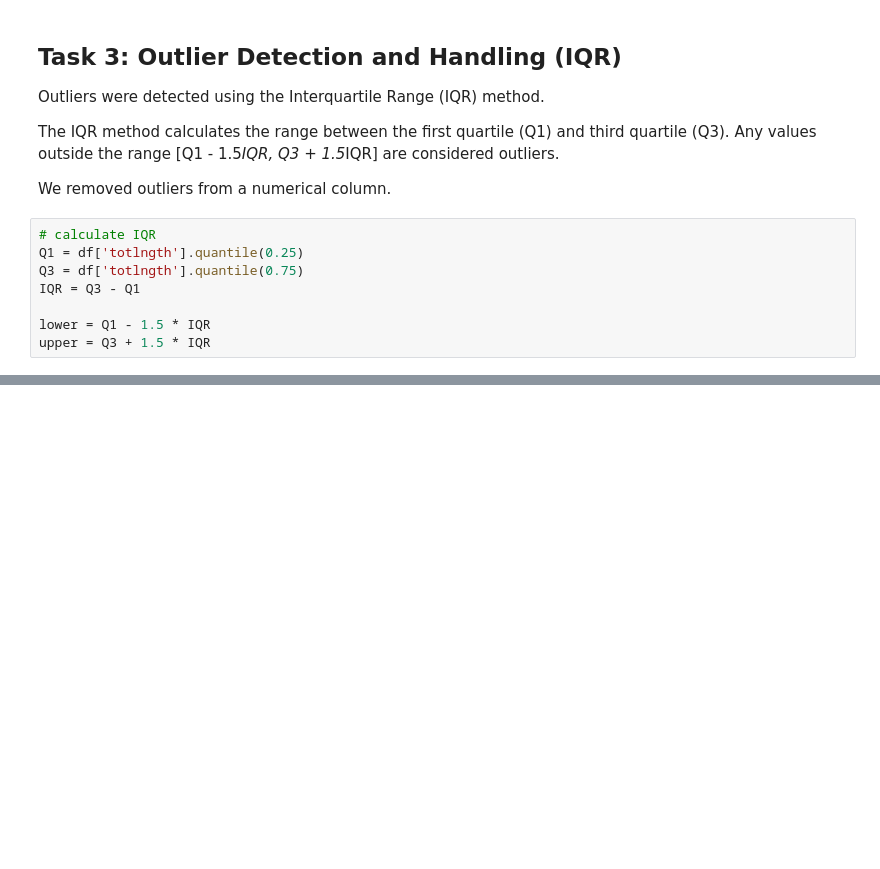
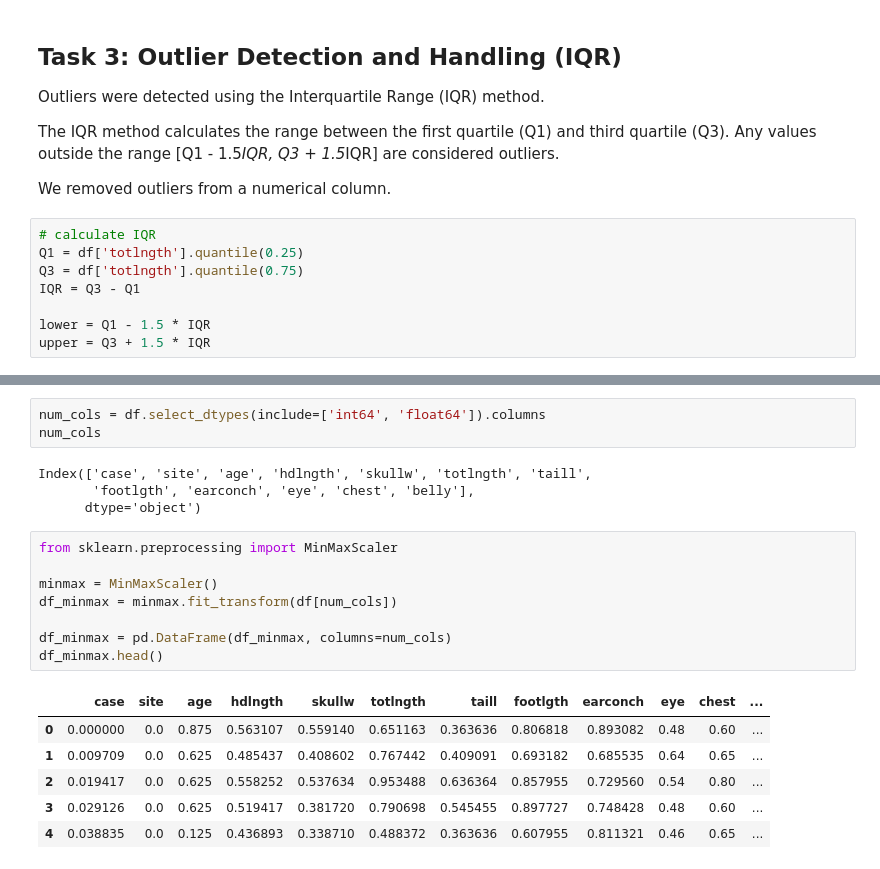
Before and after one commit to xcsi/ML-Lab4, a Jupyter notebook: possumMLlab4.ipynb, the cells around one changed output, grey strips where cells are left out. Drawn from its saved outputs; the diff is of its cells as text; blank space fills up the shorter version.

```diff
--- a/possumMLlab4.ipynb
+++ b/possumMLlab4.ipynb
@@ -163,0 +187,22 @@ upper = Q3 + 1.5 * IQR
+# %%
+num_cols = df.select_dtypes(include=['int64', 'float64']).columns
+num_cols
+# %% [output]
+Index(['case', 'site', 'age', 'hdlngth', 'skullw', 'totlngth', 'taill',
+       'footlgth', 'earconch', 'eye', 'chest', 'belly'],
+      dtype='object')
+# %%
+from sklearn.preprocessing import MinMaxScaler
+
+minmax = MinMaxScaler()
+df_minmax = minmax.fit_transform(df[num_cols])
+
+df_minmax = pd.DataFrame(df_minmax, columns=num_cols)
+df_minmax.head()
+# %% [output]
+|  | case | site | age | hdlngth | skullw | totlngth | taill | footlgth | earconch | eye | chest | ... |
+| 0 | 0.000000 | 0.0 | 0.875 | 0.563107 | 0.559140 | 0.651163 | 0.363636 | 0.806818 | 0.893082 | 0.48 | 0.60 | ... |
+| 1 | 0.009709 | 0.0 | 0.625 | 0.485437 | 0.408602 | 0.767442 | 0.409091 | 0.693182 | 0.685535 | 0.64 | 0.65 | ... |
+| 2 | 0.019417 | 0.0 | 0.625 | 0.558252 | 0.537634 | 0.953488 | 0.636364 | 0.857955 | 0.729560 | 0.54 | 0.80 | ... |
+| 3 | 0.029126 | 0.0 | 0.625 | 0.519417 | 0.381720 | 0.790698 | 0.545455 | 0.897727 | 0.748428 | 0.48 | 0.60 | ... |
+| 4 | 0.038835 | 0.0 | 0.125 | 0.436893 | 0.338710 | 0.488372 | 0.363636 | 0.607955 | 0.811321 | 0.46 | 0.65 | ... |
```
Also changed, not shown: parts of 11 cells of this notebook.
